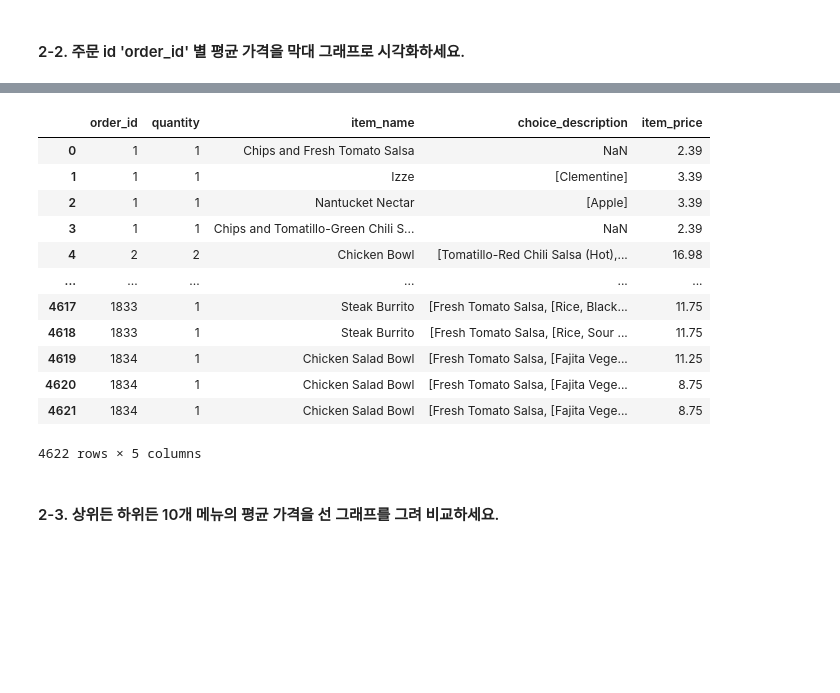
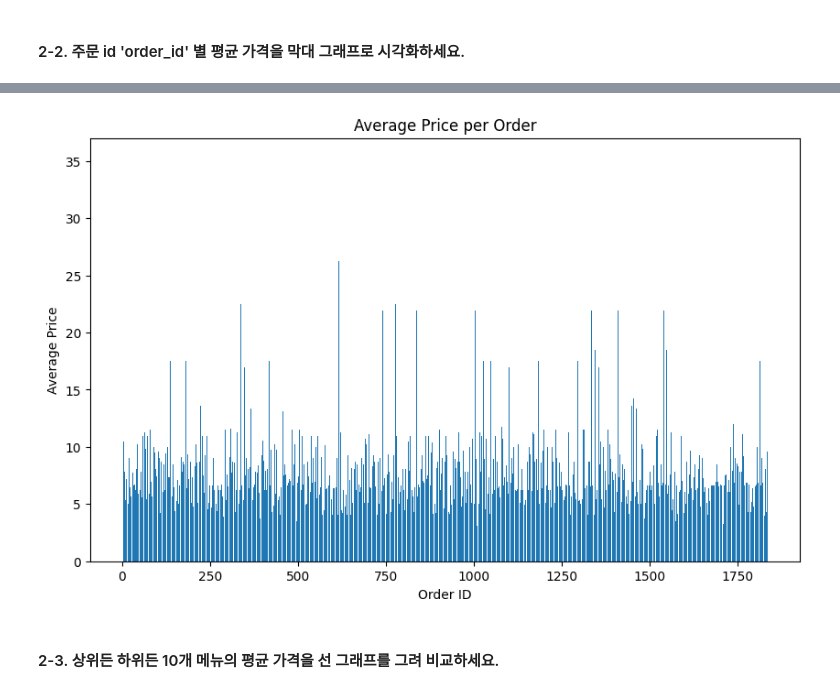
Before and after one commit to skang-koreatech/BasicDataScience_2024-2, a Jupyter notebook: lec07-2_lab_matplotlib_assignment04.ipynb, the cells around one changed output, grey strips where cells are left out. Cells and saved outputs as stored; diff of their text form; code cells hidden in the pictures; blank space fills up the shorter version.

```diff
--- a/lec07-2_lab_matplotlib_assignment04.ipynb
+++ b/lec07-2_lab_matplotlib_assignment04.ipynb
@@ -225,19 +256,21 @@ plt.show()
-# %%
-df
-# %% [output]
-|  | order_id | quantity | item_name | choice_description | item_price |
-| 0 | 1 | 1 | Chips and Fresh Tomato Salsa | NaN | 2.39 |
-| 1 | 1 | 1 | Izze | [Clementine] | 3.39 |
-| 2 | 1 | 1 | Nantucket Nectar | [Apple] | 3.39 |
-| 3 | 1 | 1 | Chips and Tomatillo-Green Chili S... | NaN | 2.39 |
-| 4 | 2 | 2 | Chicken Bowl | [Tomatillo-Red Chili Salsa (Hot),... | 16.98 |
-| ... | ... | ... | ... | ... | ... |
-| 4617 | 1833 | 1 | Steak Burrito | [Fresh Tomato Salsa, [Rice, Black... | 11.75 |
-| 4618 | 1833 | 1 | Steak Burrito | [Fresh Tomato Salsa, [Rice, Sour ... | 11.75 |
-| 4619 | 1834 | 1 | Chicken Salad Bowl | [Fresh Tomato Salsa, [Fajita Vege... | 11.25 |
-| 4620 | 1834 | 1 | Chicken Salad Bowl | [Fresh Tomato Salsa, [Fajita Vege... | 8.75 |
-| 4621 | 1834 | 1 | Chicken Salad Bowl | [Fresh Tomato Salsa, [Fajita Vege... | 8.75 |
-4622 rows × 5 columns
+# %%
+# 데이터셋의 'order_id'를 기준으로 'item_price'의 평균을 구해서 변수에 저장
+# 'item_price'에는 '$'가 포함되어 있는 문자열 값이 저장되어 있으므로 숫자값 변환 과정이 있어
+df_copy = df.copy()
+df_copy['item_price_numeric'] = df_copy['item_price'].str.replace('$', '').astype(float)
+average_price = df_copy.groupby('order_id')['item_price_numeric'].mean()
+# figure size (10, 6)으로 설정, bar 그래프 그리기
+plt.figure(figsize=(10, 6))
+plt.bar(average_price.index, average_price.values)
+# title은 'Average Price per Order로 설정
+plt.title('Average Price per Order')
+# xlabel과 ylabel은 'Order ID', 'Average Price'로 설정
+plt.xlabel('Order ID')
+plt.ylabel('Average Price')
+# 그래프 출력
+plt.show()
+# %% [output]
+[figure, added]
 # %% [markdown]
 #### 2-3. 상위든 하위든 10개 메뉴의 평균 가격을 선 그래프를 그려 비교하세요.
 # %%
```
Also changed, not shown: parts of 10 cells of this notebook, 6 other files.
